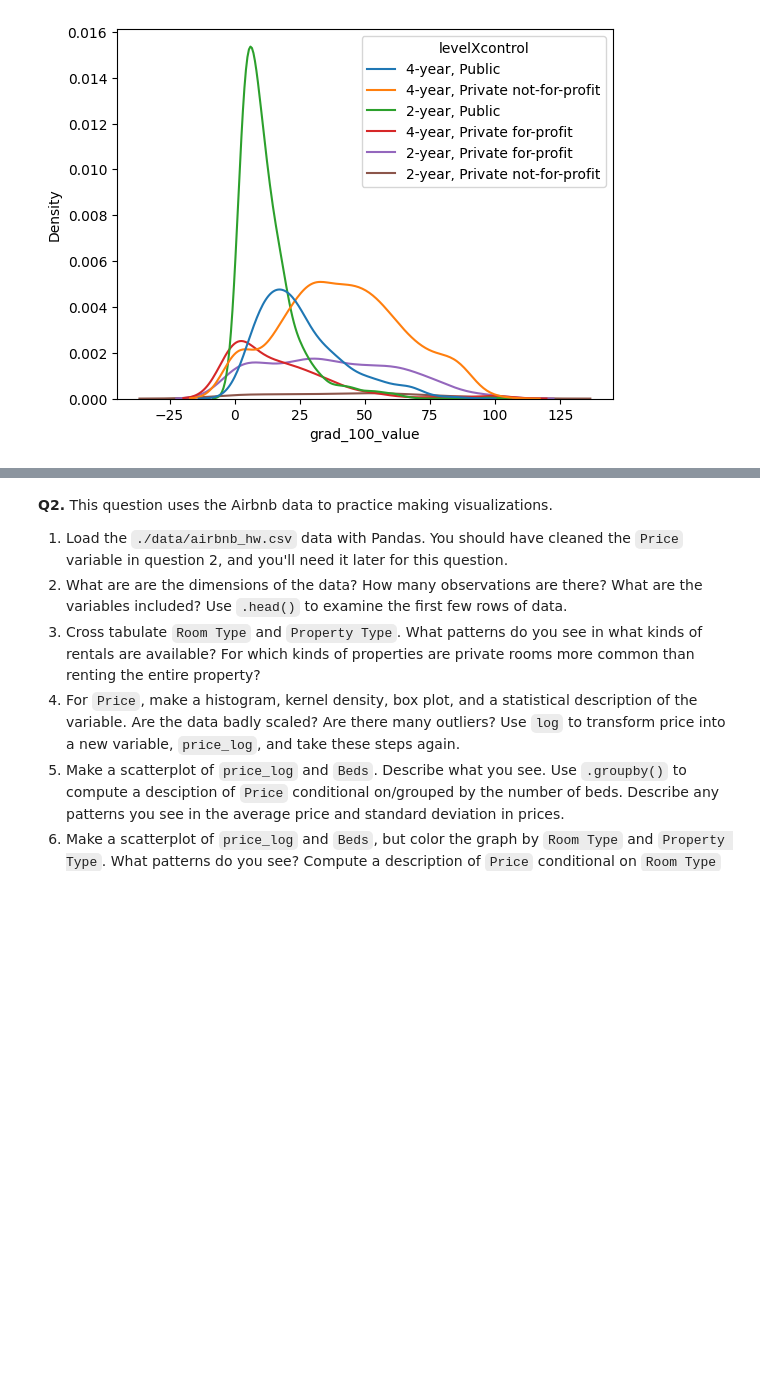
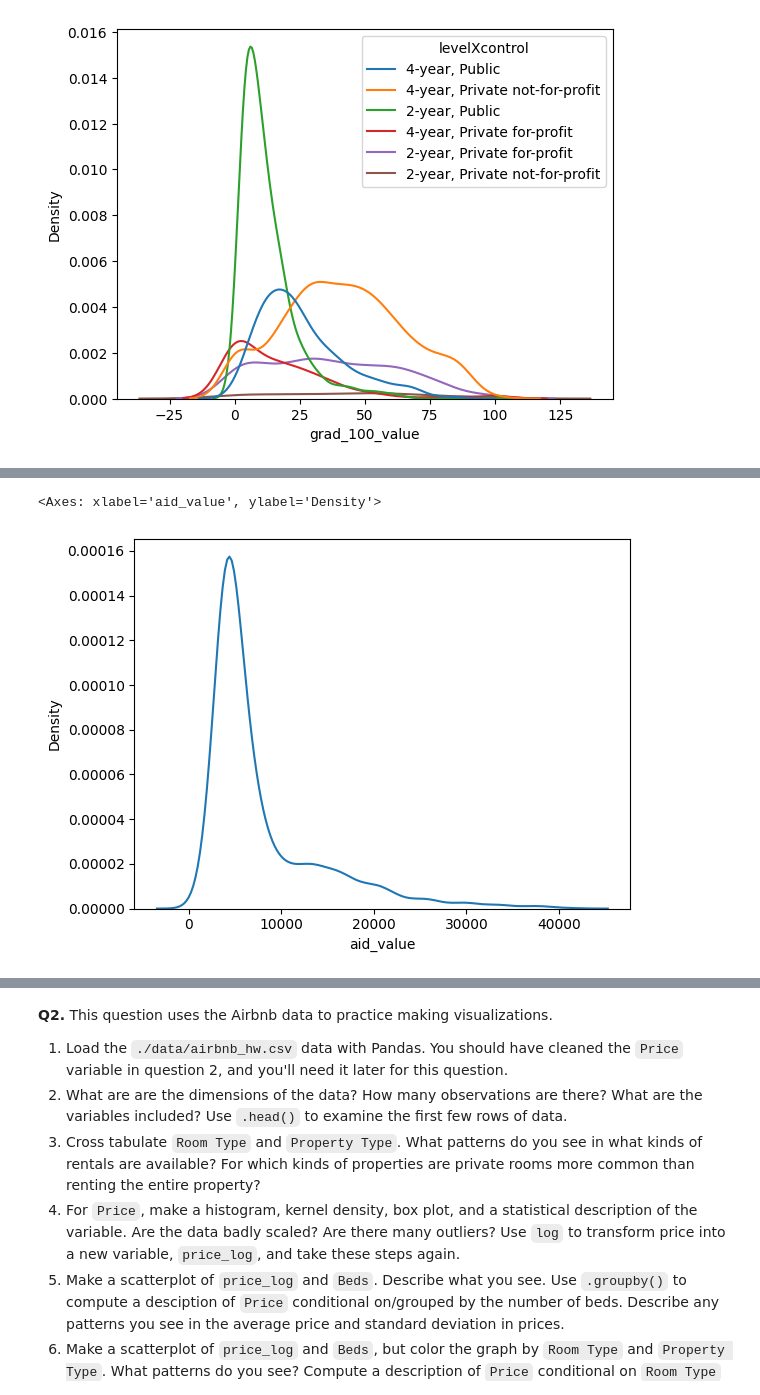
Before and after one commit to Catherine-Nguyen88/visualization, a Jupyter notebook: assignment/assignment.ipynb, the cells around one changed output, grey strips where cells are left out. Drawn from its saved outputs; the diff is of its cells as text; code cells hidden in the pictures; blank space fills up the shorter version.

```diff
--- a/assignment/assignment.ipynb
+++ b/assignment/assignment.ipynb
@@ -162,3 +162,9 @@ college.loc[:, ['grad_100_value', 'level', 'control']].groupby(['level','control
 | 4-year | Private for-profit | 318.0 | 17.382704 | 20.788525 | 0.0 | 0.000 | 12.5 | 26.325 | 100.0 |
 |  | Private not-for-profit | 1121.0 | 41.645674 | 23.243453 | 0.0 | 25.000 | 41.0 | 57.800 | 100.0 |
 |  | Public | 573.0 | 25.561082 | 16.403902 | 0.0 | 13.600 | 21.8 | 33.800 | 86.3 |
+# %%
+#7
+sns.kdeplot(data=college, x='aid_value') # change axes to see scale and curvature of graph better
+# %% [output]
+<Axes: xlabel='aid_value', ylabel='Density'>
+[figure, added]
```
Also changed, not shown: parts of 7 cells of this notebook.
